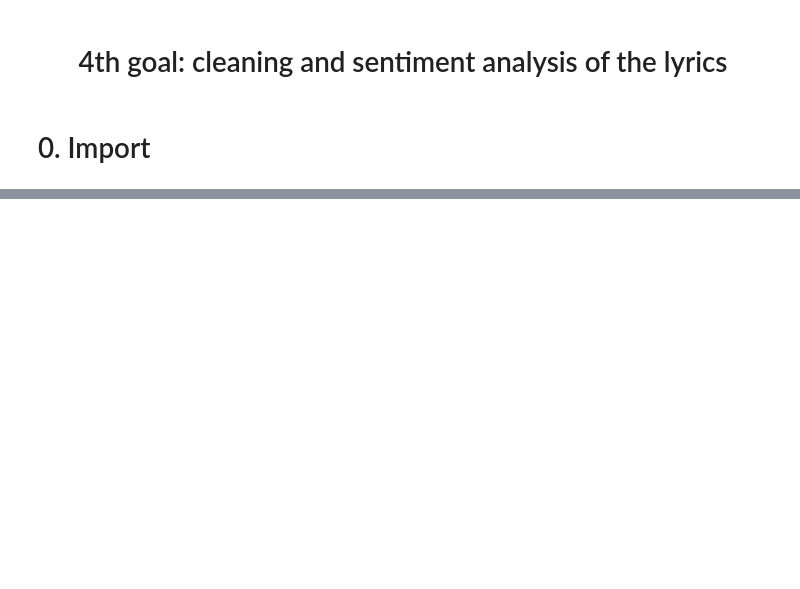
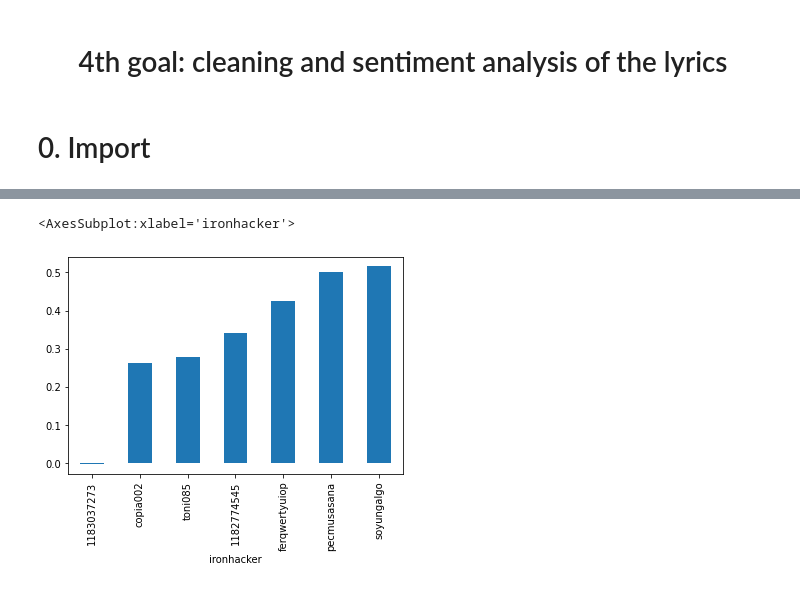
Before and after one commit to breogann/nlp, a Jupyter notebook: 4-Sentiment-analysis-on-lyrics.ipynb, the cells around one changed output, grey strips where cells are left out. Saved outputs shown, nothing was run; the diff lists cells and outputs as text; code cells hidden in the pictures; blank space fills up the shorter version.

```diff
--- a/4-Sentiment-analysis-on-lyrics.ipynb
+++ b/4-Sentiment-analysis-on-lyrics.ipynb
@@ -103,0 +243,2 @@ SyntaxError: invalid syntax (<ipython-input-61-e5f7c939ebb0>, line 3)
+# %%
+sentence = "this is beautiful"
@@ -103,0 +251,6 @@ SyntaxError: invalid syntax (<ipython-input-61-e5f7c939ebb0>, line 3)
+# %%
+def sentimentAnalysis(sentence):
+    sia = SentimentIntensityAnalyzer()
+    polarity = sia.polarity_scores(sentence)
+    pol = polarity['compound']
+    return pol
@@ -103,0 +261,3 @@ SyntaxError: invalid syntax (<ipython-input-61-e5f7c939ebb0>, line 3)
+# %%
+df['sentiment_compound'] = df.ingles.apply(sentimentAnalysis)
+df.head()
@@ -103,0 +300,3 @@ SyntaxError: invalid syntax (<ipython-input-61-e5f7c939ebb0>, line 3)
+# %%
+resumen = df.groupby(['ironhacker'])['sentiment_compound'].mean().sort_values()
+resumen
@@ -103,0 +313,5 @@ SyntaxError: invalid syntax (<ipython-input-61-e5f7c939ebb0>, line 3)
+# %%
+resumen.plot(kind="bar")
+# %% [output]
+<AxesSubplot:xlabel='ironhacker'>
+[figure, added]
```
Also changed, not shown: parts of 70 cells of this notebook, 2 other files.
